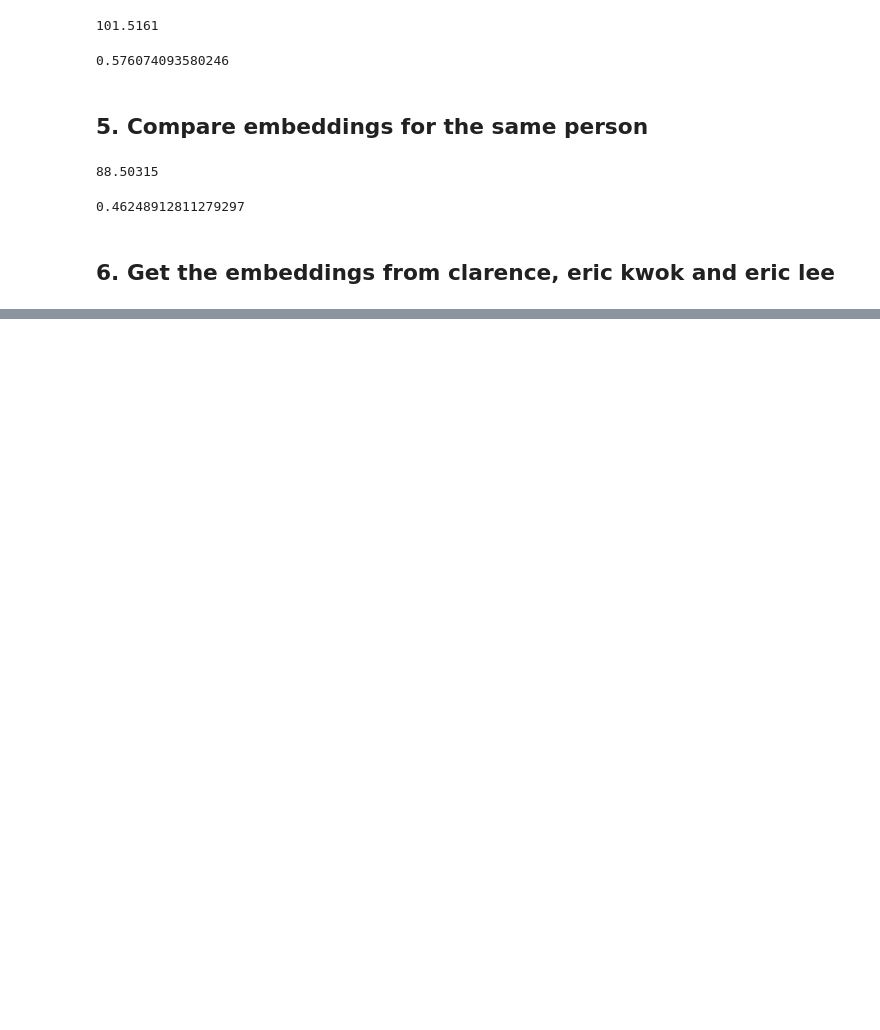
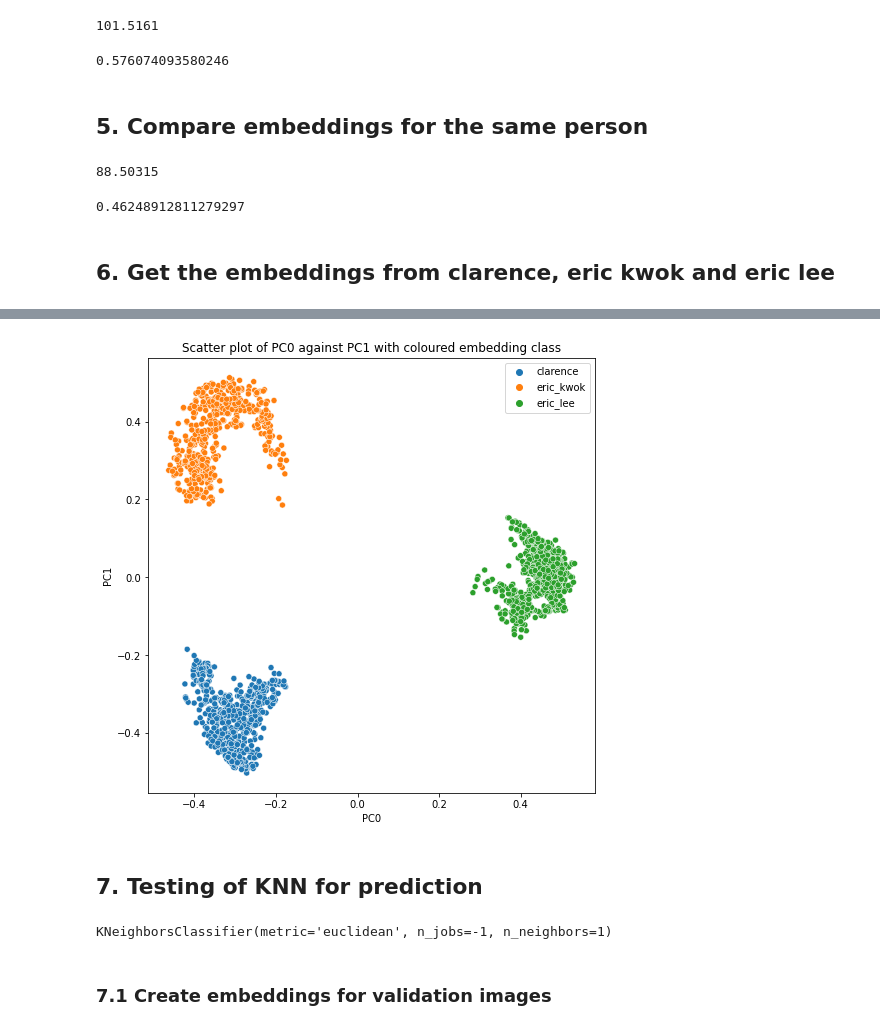
Before and after one commit to eric-kwok-nt/facial_recognition, a Jupyter notebook: notebooks/face_classification.ipynb, the cells around one changed output, grey strips where cells are left out. Cells and saved outputs as stored; diff of their text form; code cells hidden in the pictures; blank space fills up the shorter version.

```diff
--- a/notebooks/face_classification.ipynb
+++ b/notebooks/face_classification.ipynb
@@ -144,0 +161,23 @@ array([[[[164, 171, 177],
+# %%
+X_trans = pca.transform(X)
+# %%
+ # Draw scatterplot
+plt.figure(figsize=(8,8))
+plt.title("Scatter plot of PC0 against PC1 with coloured embedding class")
+plt.xlabel("PC0")
+plt.ylabel("PC1")
+sns.scatterplot(x=X_trans[:,0], y=X_trans[:,1], hue=y)
+current_handles, current_labels = plt.gca().get_legend_handles_labels()
+plt.legend(current_handles, ["{}".format(i) for i in current_labels])
+plt.show()
+# %% [output]
+[figure, added]
+# %% [markdown]
+## 7. Testing of KNN for prediction
+# %%
+knn = KNeighborsClassifier(1, metric='euclidean', n_jobs=-1)
+knn.fit(embedding_dict['embedding'], embedding_dict['class'])
+# %% [output]
+KNeighborsClassifier(metric='euclidean', n_jobs=-1, n_neighbors=1)
+# %% [markdown]
+### 7.1 Create embeddings for validation images
```
Also changed, not shown: parts of 23 cells of this notebook, 5 other files.
